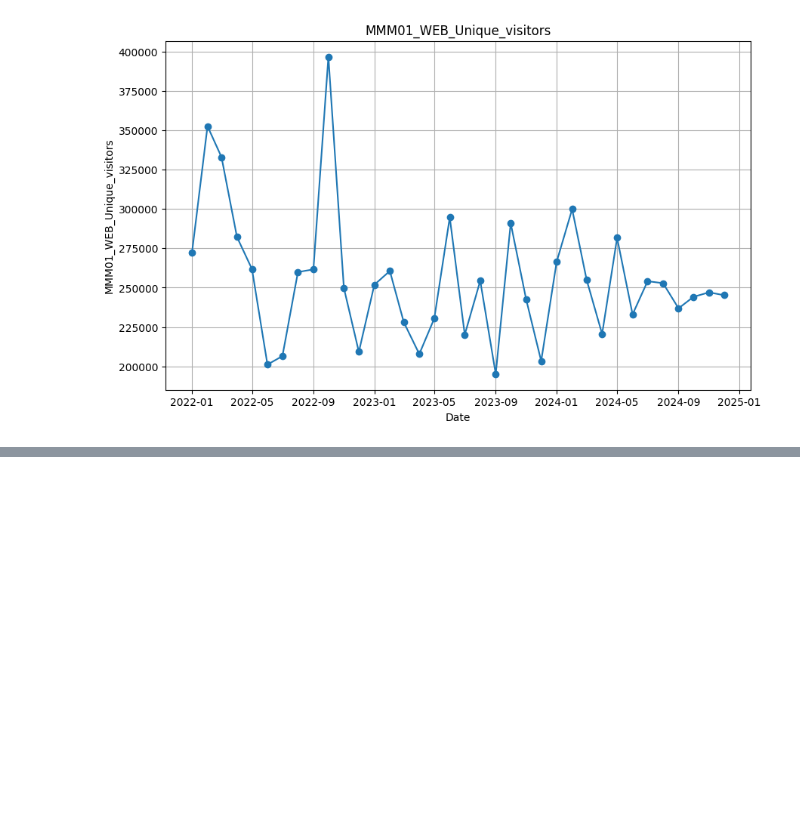
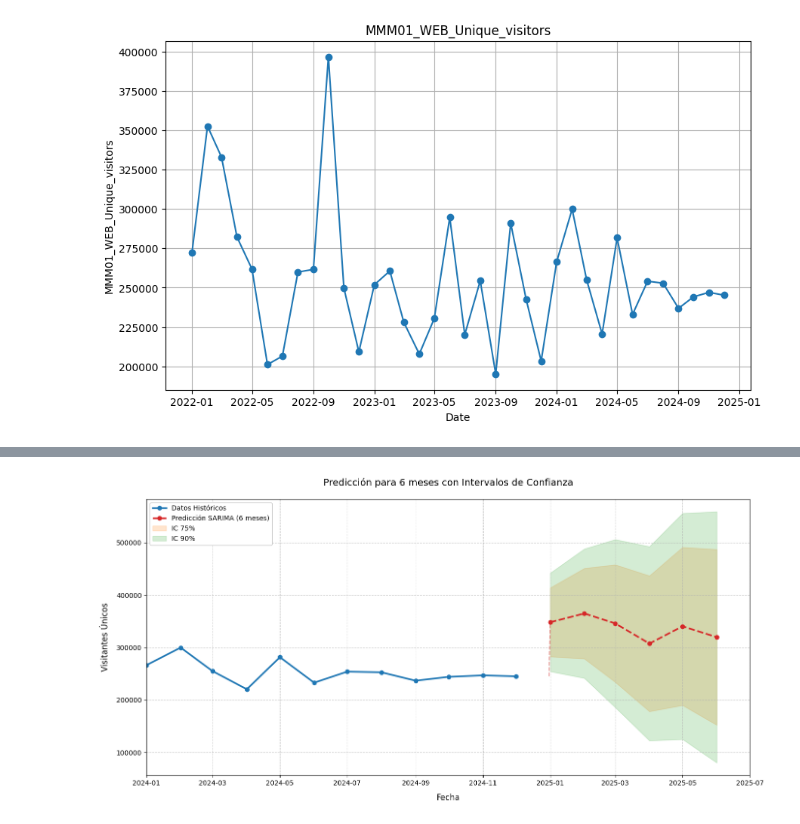
Before and after one commit to alejandromtnz/MMM, a Jupyter notebook: sarima.ipynb, the cells around one changed output, grey strips where cells are left out. Cells and saved outputs as stored; diff of their text form; code cells hidden in the pictures; blank space fills up the shorter version.

```diff
--- a/sarima.ipynb
+++ b/sarima.ipynb
@@ -1175,0 +788,98 @@ NameError: name 'sarima_predictions_12months' is not defined
+# %%
+import pandas as pd
+import matplotlib.pyplot as plt
+from statsmodels.tsa.api import SARIMAX
+import numpy as np
+
+# 1. Ajustar el modelo SARIMA a todos los datos
+sarima_model = SARIMAX(df['MMM01_WEB_Unique_visitors'],
+                      order=(1, 2, 2),
+                      seasonal_order=(0, 1, 1, 12))
+sarima_fit = sarima_model.fit(disp=False)
+
+# 2. Realizar la predicción de los próximos 6 meses
+forecast_months = 6
+last_date = df.index[-1]
+start_date = last_date + pd.DateOffset(months=1)
+end_date = start_date + pd.DateOffset(months=forecast_months-1)
+
+# Obtener predicción e intervalos de confianza
+forecast = sarima_fit.get_forecast(steps=forecast_months)
+sarima_predictions = forecast.predicted_mean
+confidence_75 = forecast.conf_int(alpha=0.25)  # 75% de confianza
+confidence_90 = forecast.conf_int(alpha=0.10)  # 90% de confianza
+
+# 3. Preparar datos para gráfico (últimos 12 meses + predicción)
+show_last = 12  # Mostrar últimos 12 meses históricos
+plot_data = df['MMM01_WEB_Unique_visitors'].iloc[-show_last:]
+
+# 4. Gráfico profesional con conexión suave
+plt.figure(figsize=(14, 7))
+
+# Datos históricos
+plt.plot(plot_data.index, plot_data,
+         label='Datos Históricos',
+         color='#1f77b4',
+         linewidth=2.5,
+         marker='o')
+
+# Predicciones
+pred_line, = plt.plot(sarima_predictions.index, sarima_predictions,
+                     label=f'Predicción SARIMA ({forecast_months} meses)',
+                     color='#d62728',
+                     linestyle='--',
+                     linewidth=2.5,
+                     marker='o')
+
+# Conexión entre último dato real y primera predicción
+connection_date = pd.date_range(end=start_date, periods=2)
+plt.plot(connection_date,
+         [plot_data.iloc[-1], sarima_predictions.iloc[0]],
+         color='#d62728',
+         linestyle='--',
+         alpha=0.5)
+
+# Intervalos de confianza
+plt.fill_between(sarima_predictions.index,
+                 confidence_75.iloc[:, 0],
+                 confidence_75.iloc[:, 1],
+                 color='#ff7f0e',
+                 alpha=0.2,
+                 label='IC 75%')
+
+plt.fill_between(sarima_predictions.index,
+                 confidence_90.iloc[:, 0],
+                 confidence_90.iloc[:, 1],
+                 color='#2ca02c',
+                 alpha=0.2,
+                 label='IC 90%')
+
+# Personalización del gráfico
+plt.xlabel('Fecha', fontsize=12, labelpad=10)
+plt.ylabel('Visitantes Únicos', fontsize=12, labelpad=10)
+plt.title(f'Predicción para {forecast_months} meses con Intervalos de Confianza', fontsize=14, pad=20)
+plt.legend(fontsize=10, framealpha=1)
+plt.grid(True, linestyle='--', alpha=0.7)
+
+# Ajustar los límites del eje x para mejor visualización
+x_min = plot_data.index[0]
+x_max = sarima_predictions.index[-1] + pd.DateOffset(months=1)
+plt.xlim(x_min, x_max)
+
+plt.tight_layout()
+plt.show()
+
+# 5. Mostrar tabla de predicciones
+predictions_df = pd.DataFrame({
+    'Fecha': sarima_predictions.index,
+    'Predicción': sarima_predictions.round(0),
+    'Límite Inferior (75%)': confidence_75.iloc[:, 0].round(0),
+    'Límite Superior (75%)': confidence_75.iloc[:, 1].round(0),
+    'Límite Inferior (90%)': confidence_90.iloc[:, 0].round(0),
+    'Límite Superior (90%)': confidence_90.iloc[:, 1].round(0)
+})
+
+print("\nTABLA DE PREDICCIÓN PARA LOS PRÓXIMOS 6 MESES:")
+print(predictions_df.to_string(index=False))
+# %% [output]
+[figure, added]
```
Also changed, not shown: parts of 33 cells of this notebook.
